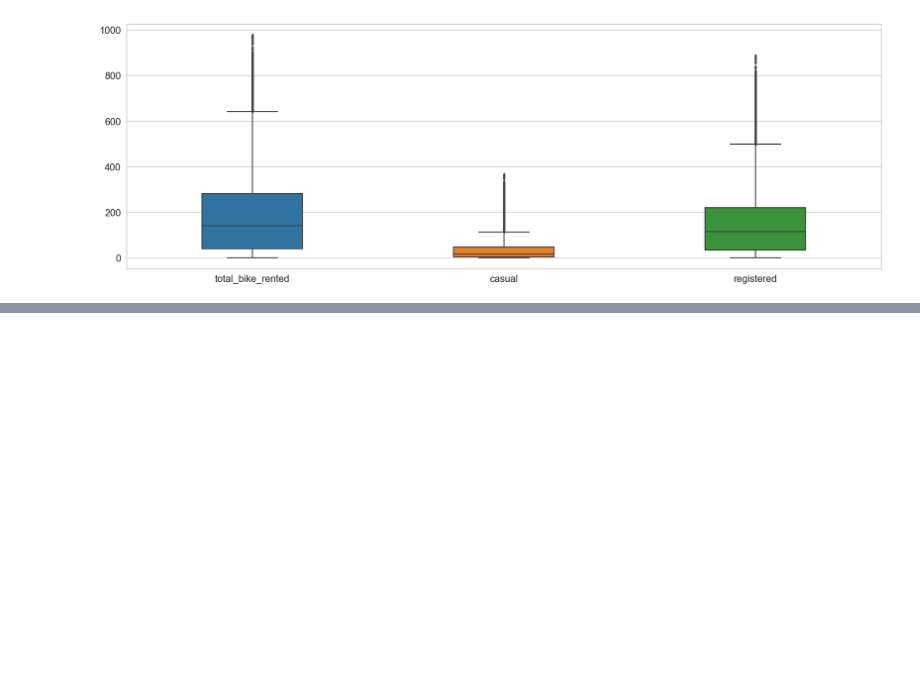
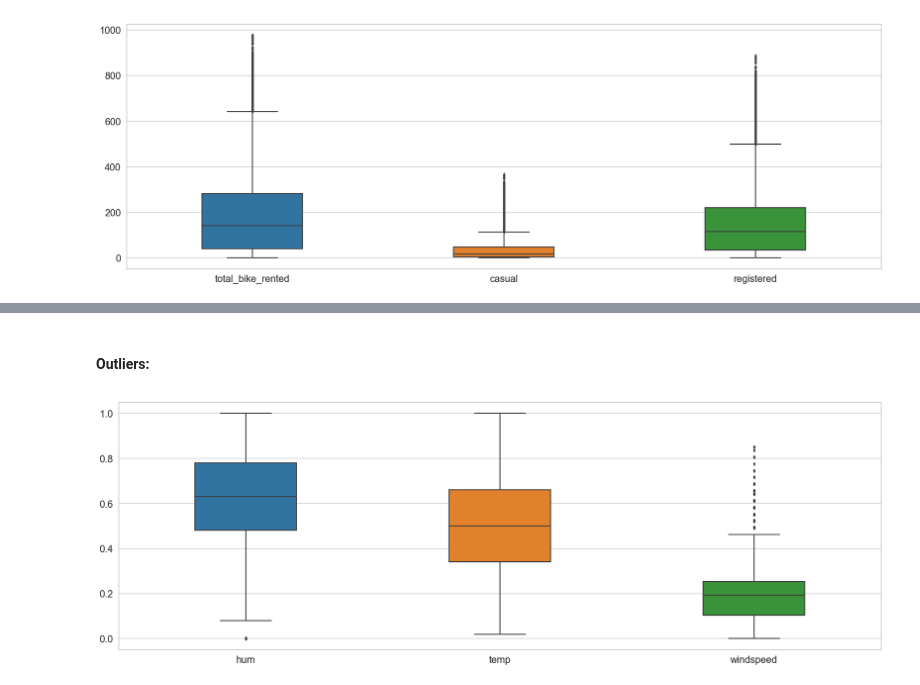
Before and after one commit to Rouzbehrahimi/Bike_sharing_dask, a Jupyter notebook: Dask_BS.ipynb, the cells around one changed output, grey strips where cells are left out. Cells and saved outputs as stored; diff of their text form; code cells hidden in the pictures; blank space fills up the shorter version.

```diff
--- a/Dask_BS.ipynb
+++ b/Dask_BS.ipynb
@@ -236,0 +311,3 @@ sns.boxplot(data=df_dask[["total_bike_rented", "casual", "registered"]].compute(
+# %%
+df_dask["total_bike_rented"] = np.sqrt(df_dask.total_bike_rented)
+df_dask.head()
@@ -236,0 +322,7 @@ sns.boxplot(data=df_dask[["total_bike_rented", "casual", "registered"]].compute(
+# %% [markdown]
+#### Outliers:
+# %%
+fig, ax = plt.subplots()
+sns.boxplot(data=df_dask[["hum", "temp", "windspeed"]].compute(), ax=ax, width=0.4);
+# %% [output]
+[figure, added]
```
Also changed, not shown: parts of 38 cells of this notebook.
